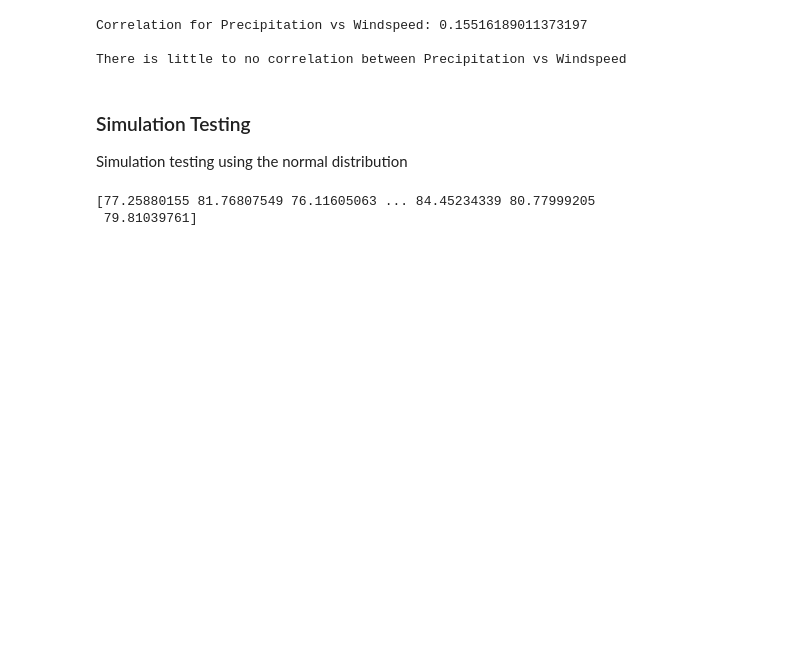
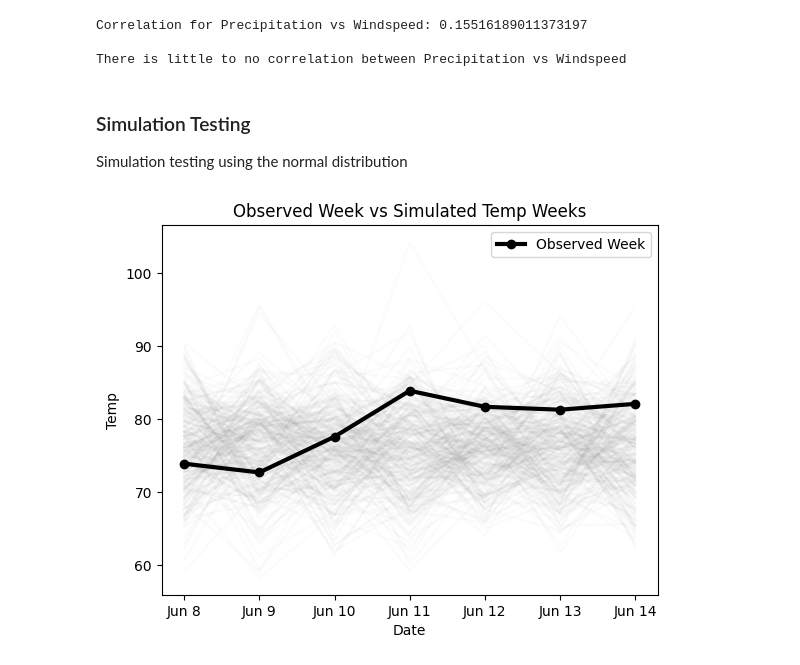
Before and after one commit to mnunez24/CMSC320_FinalProject, a Jupyter notebook: Submisson-Part-2.ipynb, the cells around one changed output. Cells and saved outputs as stored; diff of their text form; code cells hidden in the pictures; blank space fills up the shorter version.

Commit message:
Generated graph

```diff
--- a/Submisson-Part-2.ipynb
+++ b/Submisson-Part-2.ipynb
@@ -410,19 +410,46 @@ There is little to no correlation between Precipitation vs Windspeed
 Simulation testing using the normal distribution
 # %%
 seed = random.randint(1, 422)
-sim_days = 10000
+sim_days = 300
 np.random.seed(seed)
 
 
 
 def display_simulation(label:str, simulations, mean, standard):
     # Simulates 10000 weeks. 7 days per week -> 70,000 labels (i.e, temps, precip, humidity. etc)
-    sim = np.random.normal(loc=mu, scale=sigma, size=(sim_days, len(seven_day_forecast[label])))
+    sim = np.random.normal(loc=mean, scale=standard, size=(simulations, len(seven_day_forecast[label])))
+
+    dates = [
+        "Jun 8",
+        "Jun 9",
+        "Jun 10",
+        "Jun 11",
+        "Jun 12",
+        "Jun 13",
+        "Jun 14"
+    ]
+
+    for week in sim:
+        plt.plot(
+            dates,
+            week,
+            color="gray",
+            alpha=0.03
+        )
+
+    plt.plot(dates, seven_day_forecast[label], color="black", linewidth=3, marker="o", label="Observed Week")
+
+    plt.xlabel("Date")
+    plt.ylabel(label)
+    plt.title(f"Observed Week vs Simulated {label} Weeks")
+    plt.legend()
+    plt.show()
 
 
+temp_mean = combined_df["Temp"].mean()
+temp_std = combined_df["Temp"].std()
 
-if None == None:
-    print("test")
+display_simulation("Temp", sim_days, temp_mean, temp_std)
+# display(
 # %% [output]
-[77.25880155 81.76807549 76.11605063 ... 84.45234339 80.77999205
- 79.81039761]
+[figure, added]
```
